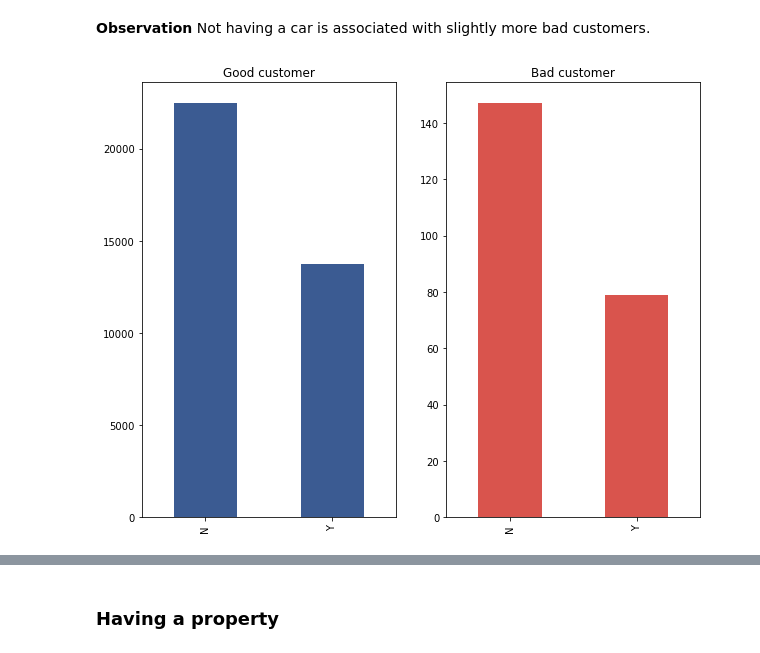
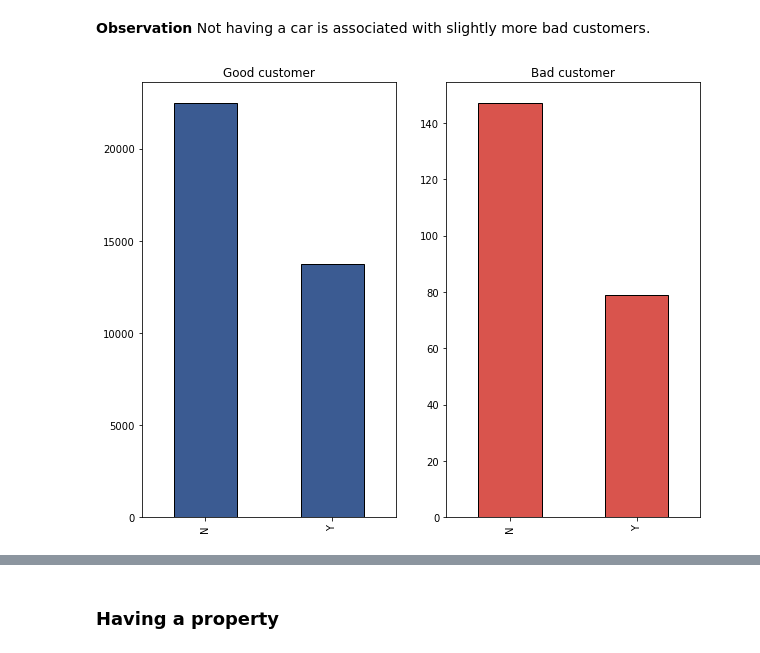
Before and after one commit to jmoschos/Credit-score-approval, a Jupyter notebook: Credit_score.ipynb, the cells around one changed output, grey strips where cells are left out. Cells and saved outputs as stored; diff of their text form; code cells hidden in the pictures.

```diff
--- a/Credit_score.ipynb
+++ b/Credit_score.ipynb
@@ -336,5 +345,5 @@ Lets start by dropping the ID variable that will not be needed for our models.
 # %%
-new_data = new_data.drop("ID",axis = 1)
+new_data = new_data.drop(["ID","initial_month"],axis = 1)
 new_data
 # %% [output]
 |  | CODE_GENDER | FLAG_OWN_CAR | FLAG_OWN_REALTY | CNT_CHILDREN | AMT_INCOME_TOTAL | NAME_INCOME_TYPE | ... |
@@ -397,6 +413,6 @@ ncols = 2
 fig, axes = plt.subplots(nrows,ncols,figsize = (10,8))
 
 for i,label in enumerate(labels):
-    label.CODE_GENDER.value_counts().plot(kind = "bar", ax = axes[i],color = sns.xkcd_rgb[my_colors[i]])
+    label.CODE_GENDER.value_counts().plot(kind = "bar", ax = axes[i],color = sns.xkcd_rgb[my_colors[i]],edgecolor = "black")
     axes[i].set_title("Good customer" if(label.Label.unique()==0) else "Bad Customer")
 # %% [output]
@@ -440,11 +469,11 @@ plt.show()
 # %%
 nrow = 1
 ncol = 2
 
 fig, axes = plt.subplots(nrow,ncol, figsize = (10,8))
 
 for i,label in enumerate(labels):
-    label.FLAG_OWN_CAR.value_counts().plot(kind = "bar", ax = axes[i],color = sns.xkcd_rgb[my_colors[i]])
+    label.FLAG_OWN_CAR.value_counts().plot(kind = "bar", ax = axes[i],color = sns.xkcd_rgb[my_colors[i]], edgecolor = "black")
     axes[i].set_title("Good customer" if label.Label.unique()==0 else "Bad customer")
 # %% [output]
-[figure, old version]
+[figure, new version]
```
Also changed, not shown: parts of 137 cells of this notebook.
